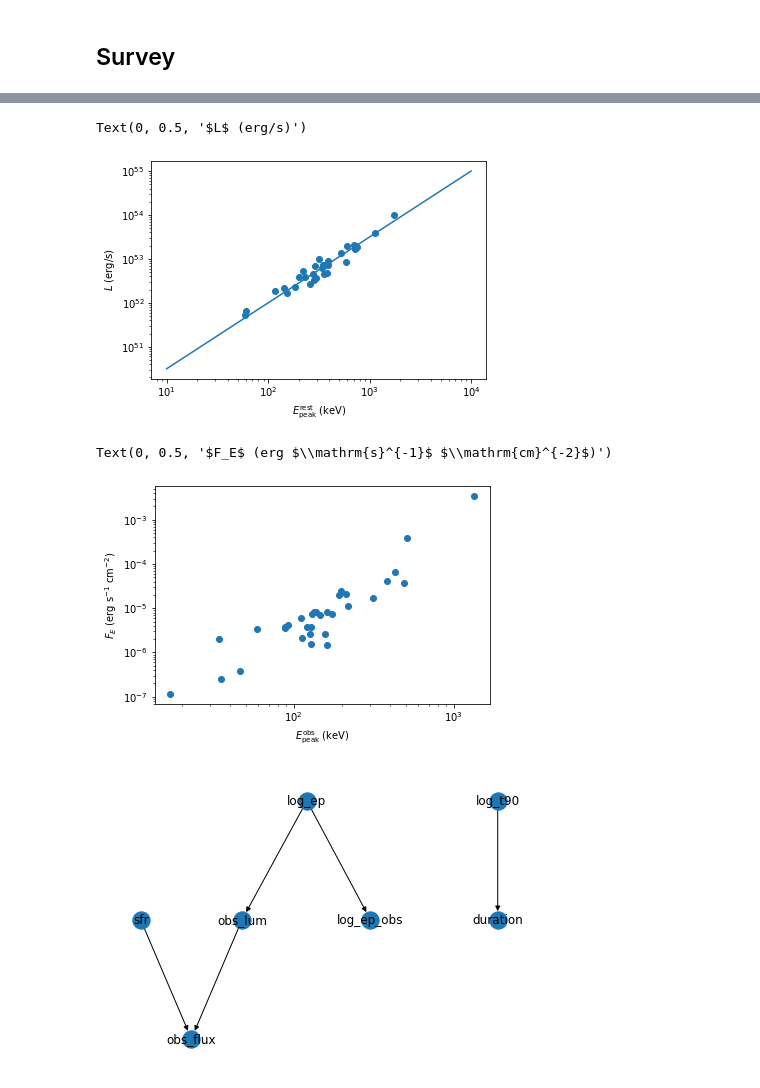
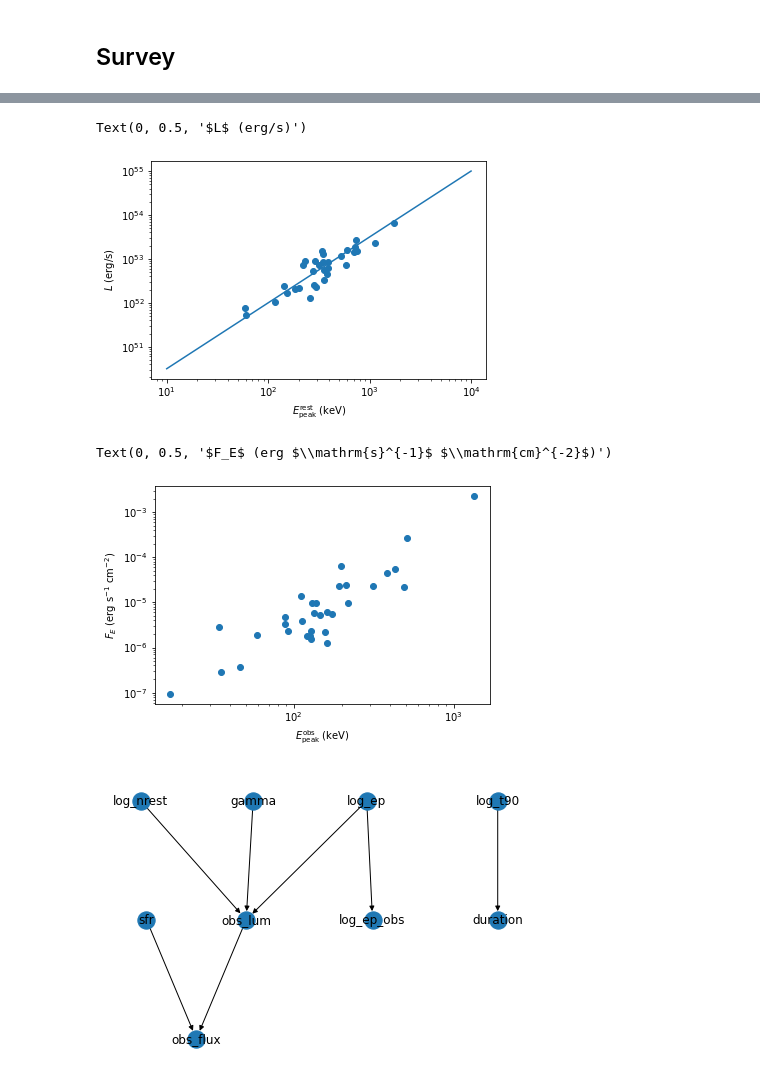
Before and after one commit to grburgess/zusammen, a Jupyter notebook: examples/golenetskii.ipynb, the cells around one changed output, grey strips where cells are left out. Cells and saved outputs as stored; diff of their text form; code cells hidden in the pictures.

Commit message:
Add sampling of Nrest and gamma

```diff
--- a/examples/golenetskii.ipynb
+++ b/examples/golenetskii.ipynb
@@ -39,11 +39,23 @@ log_ep = LogNormalAuxSampler(name="log_ep", observed=False)
 log_ep.mu=300
 log_ep.tau=0.4
 
+log_nrest = LogNormalAuxSampler(name="log_nrest", observed=False)
+log_nrest.mu = 1e52
+log_nrest.tau = 0.1
+
+gamma = TruncatedNormalAuxSampler(name="gamma", observed=False)
+gamma.mu = 1.5
+gamma.tau = 0.5
+gamma.lower = 1.0
+gamma.upper = 2.0
+
 duration = DurationSampler()
 obs_lum = LumSampler()
 log_ep_obs = EpeakObsSampler()
 duration.set_secondary_sampler(t90)
 obs_lum.set_secondary_sampler(log_ep)
+obs_lum.set_secondary_sampler(log_nrest)
+obs_lum.set_secondary_sampler(gamma)
 log_ep_obs.set_secondary_sampler(log_ep)
 # %%
 pop_gen.add_observed_quantity(duration)
@@ -98,4 +102,4 @@ ax.set_xlabel('$E_\mathrm{peak}^\mathrm{rest}$ (keV)')
 ax.set_ylabel('$L$ (erg/s)')
 # %% [output]
 Text(0, 0.5, '$L$ (erg/s)')
-[figure, old version]
+[figure, new version]
@@ -104,18 +106,16 @@ from popsynth.distributions.cosmological_distribution import luminosity_distance
 # %%
 fig, ax = plt.subplots()
-dl = luminosity_distance(population.distances)
 ax.scatter(10**population.log_ep_obs, population.latent_fluxes)
 ax.set_xscale('log')
 ax.set_yscale('log')
 ax.set_xlabel('$E_\mathrm{peak}^\mathrm{obs}$ (keV)')
 ax.set_ylabel('$F_E$ (erg $\mathrm{s}^{-1}$ $\mathrm{cm}^{-2}$)')
 # %% [output]
 Text(0, 0.5, '$F_E$ (erg $\\mathrm{s}^{-1}$ $\\mathrm{cm}^{-2}$)')
-[figure, old version]
+[figure, new version]
 # %%
-# Graph needs fixing for L-dependence
 pos=nx.drawing.nx_agraph.graphviz_layout(pop_gen.graph, prog='dot')
 
 nx.draw(pop_gen.graph, with_labels=True,pos=pos)
 # %% [output]
-[figure, old version]
+[figure, new version]
```
Also changed, not shown: parts of 3 cells of this notebook, 2 other files.
